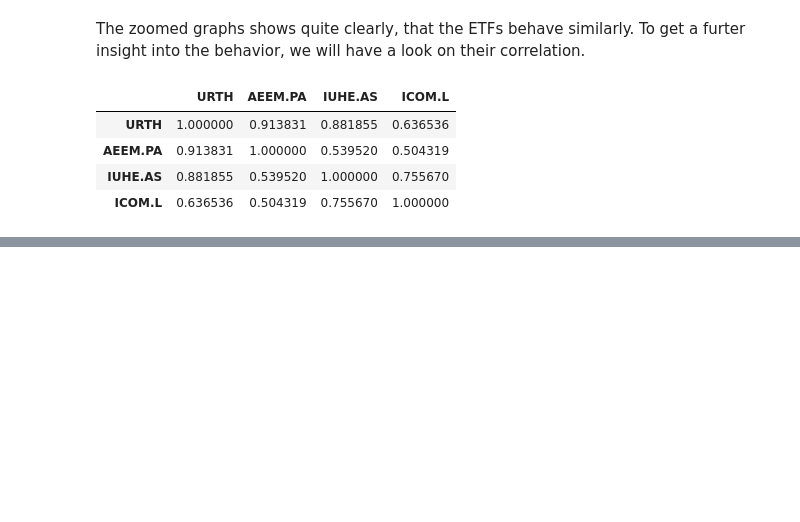
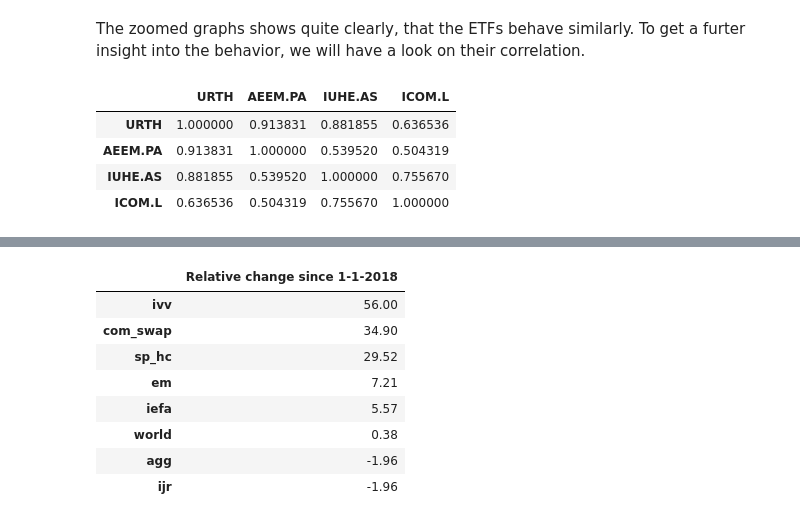
Before and after one commit to Ankru98/finengin, a Jupyter notebook: Code_Jupiter.ipynb, the cells around one changed output, grey strips where cells are left out. Saved outputs shown, nothing was run; the diff lists cells and outputs as text; code cells hidden in the pictures; blank space fills up the shorter version.

```diff
--- a/Code_Jupiter.ipynb
+++ b/Code_Jupiter.ipynb
@@ -303,0 +356,28 @@ corr.style.background_gradient(cmap='coolwarm')
+# %%
+# since thei graph is getting messy by adding more ETFs, a numeric comparison as reasonable
+# therefore, the relativ change is shown as a number
+
+ivv_pct = np.round(ivv_rel[-1] *100, 2)
+iefa_pct = np.round(iefa_rel[-1] *100, 2)
+agg_pct = np.round(agg_rel[-1]*100, 2)
+ijr_pct = np.round(agg_rel[-1]*100, 2)
+world_pct = np.round(world_rel[-1], 2)
+em_pct = np.round(em_rel[-1]*100, 2)
+sp_hc_pct = np.round(sp500_hc_rel[-1]*100, 2)
+com_pct = np.round(comm_swap_rel[-1]*100, 2)
+
+pct_list = [ivv_pct, iefa_pct, agg_pct, ijr_pct, world_pct, em_pct, sp_hc_pct, com_pct]
+
+pct_data = pd.DataFrame(pct_list, index=["ivv", "iefa", "agg", "ijr", "world", "em", "sp_hc", "com_swap"], columns=["Relative change since 1-1-2018"])
+pct_final = pct_data.sort_values('Relative change since 1-1-2018', ascending=False)
+pct_final
+# %% [output]
+|  | Relative change since 1-1-2018 |
+| ivv | 56.00 |
+| com_swap | 34.90 |
+| sp_hc | 29.52 |
+| em | 7.21 |
+| iefa | 5.57 |
+| world | 0.38 |
+| agg | -1.96 |
+| ijr | -1.96 |
```
Also changed, not shown: parts of 2 cells of this notebook.
